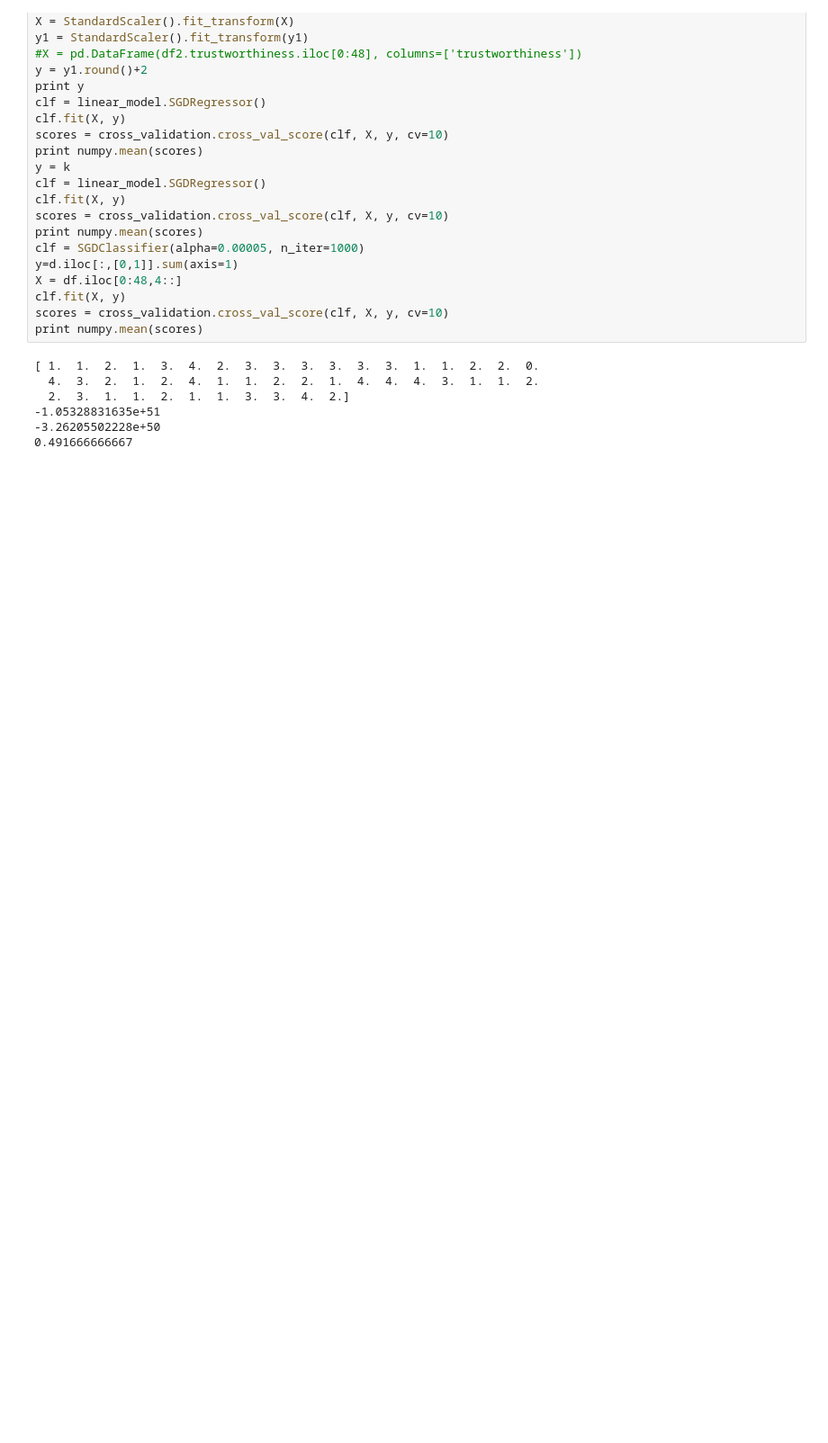
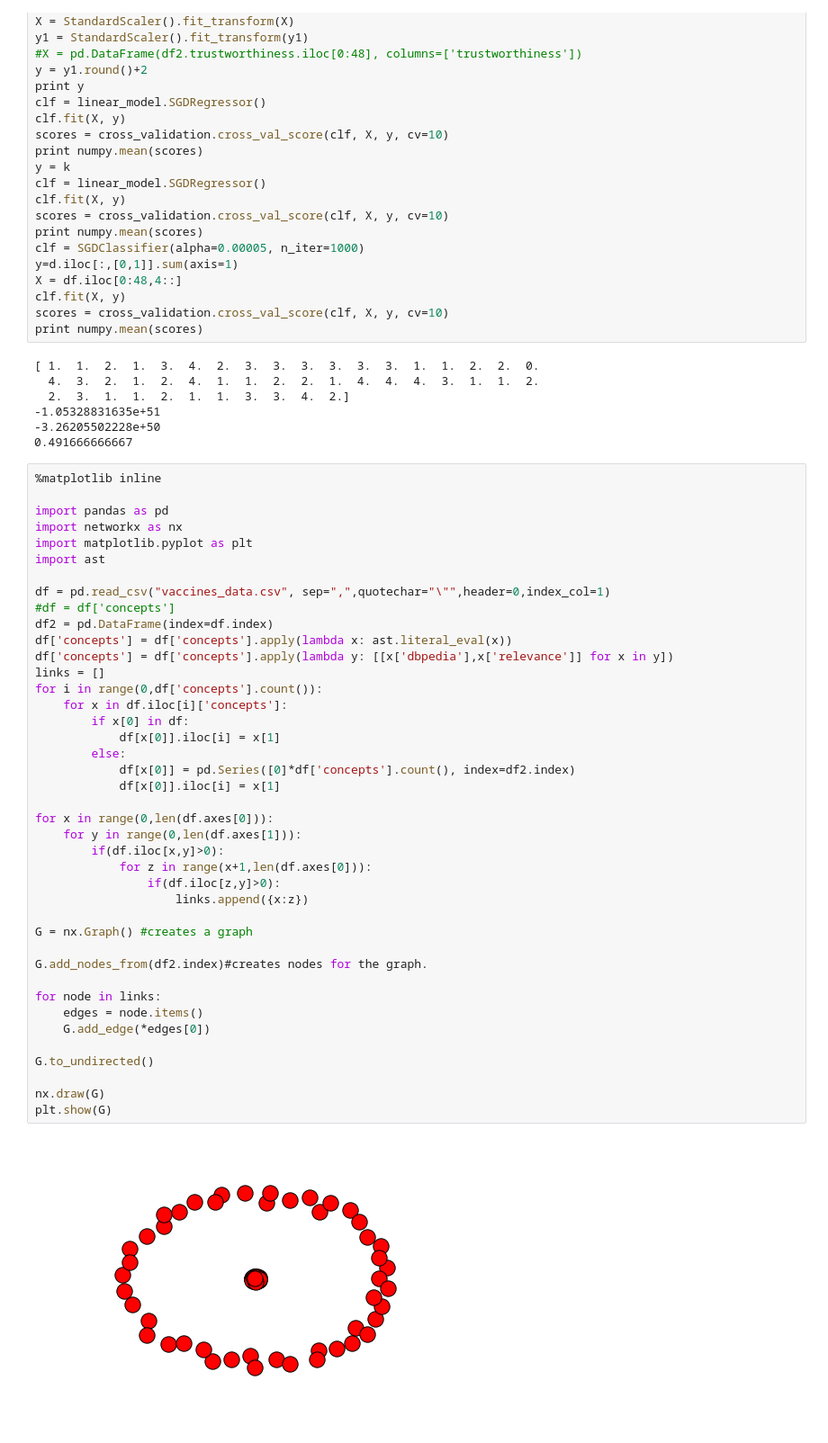
Before and after one commit to Qupid/vaccines, a Jupyter notebook: analyses.ipynb, the cells around one changed output. Shown at 90% size. Cells and saved outputs as stored; diff of their text form; blank space fills up the shorter version.

```diff
--- a/analyses.ipynb
+++ b/analyses.ipynb
@@ -616,3 +610,46 @@ print numpy.mean(scores)
 -1.05328831635e+51
 -3.26205502228e+50
 0.491666666667
+# %%
+%matplotlib inline
+
+import pandas as pd
+import networkx as nx
+import matplotlib.pyplot as plt
+import ast
+
+df = pd.read_csv("vaccines_data.csv", sep=",",quotechar="\"",header=0,index_col=1)
+#df = df['concepts']
+df2 = pd.DataFrame(index=df.index)
+df['concepts'] = df['concepts'].apply(lambda x: ast.literal_eval(x))
+df['concepts'] = df['concepts'].apply(lambda y: [[x['dbpedia'],x['relevance']] for x in y])
+links = []
+for i in range(0,df['concepts'].count()):
+    for x in df.iloc[i]['concepts']:
+        if x[0] in df:
+            df[x[0]].iloc[i] = x[1]
+        else:
+            df[x[0]] = pd.Series([0]*df['concepts'].count(), index=df2.index)
+            df[x[0]].iloc[i] = x[1]
+
+for x in range(0,len(df.axes[0])):
+    for y in range(0,len(df.axes[1])):
+        if(df.iloc[x,y]>0):
+            for z in range(x+1,len(df.axes[0])):
+                if(df.iloc[z,y]>0):
+                    links.append({x:z})
+
+G = nx.Graph() #creates a graph
+
+G.add_nodes_from(df2.index)#creates nodes for the graph.
+
+for node in links:
+    edges = node.items()
+    G.add_edge(*edges[0])
+
+G.to_undirected()
+
+nx.draw(G)
+plt.show(G)
+# %% [output]
+[figure, added]
```
Also changed, not shown: parts of 7 cells of this notebook.
